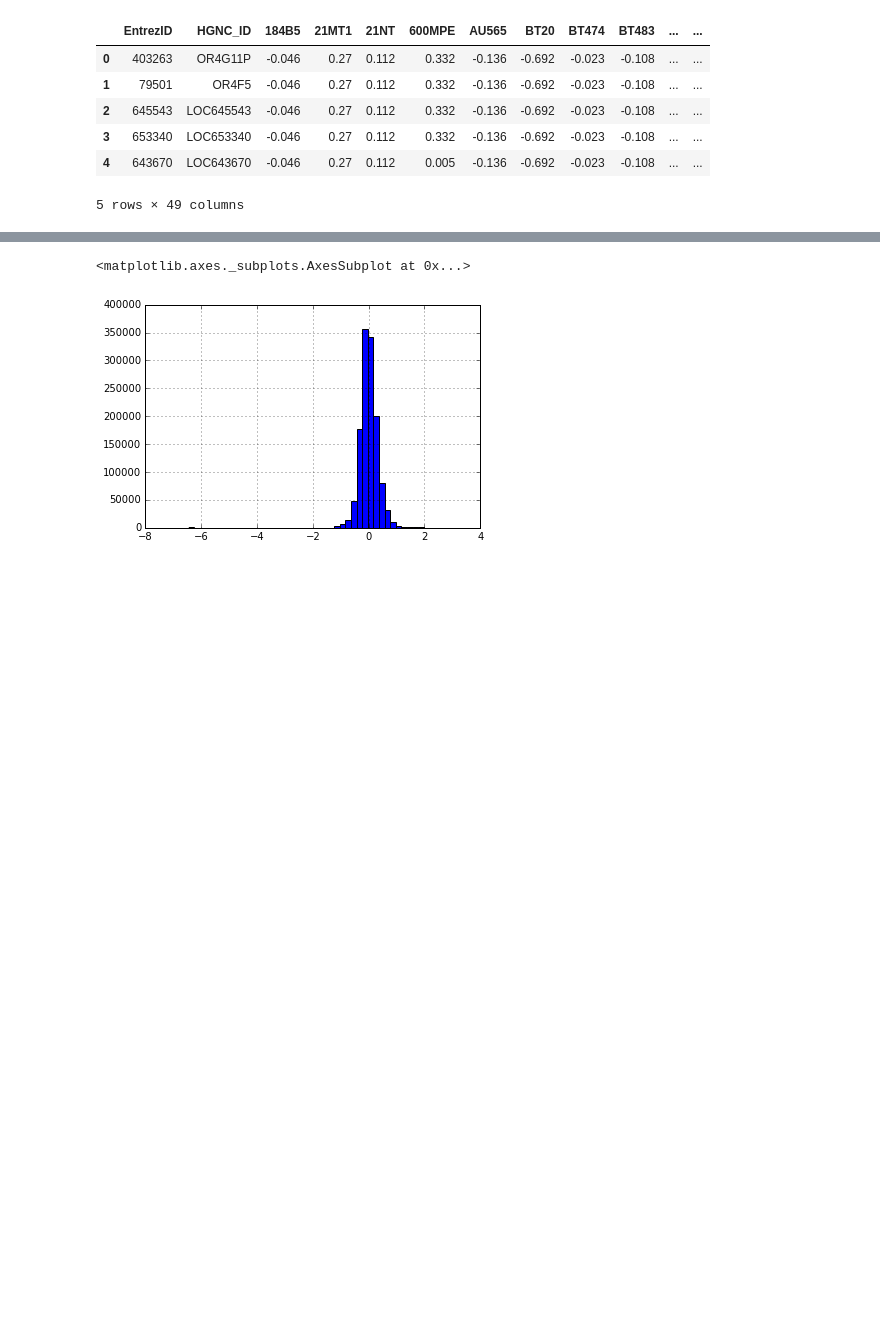
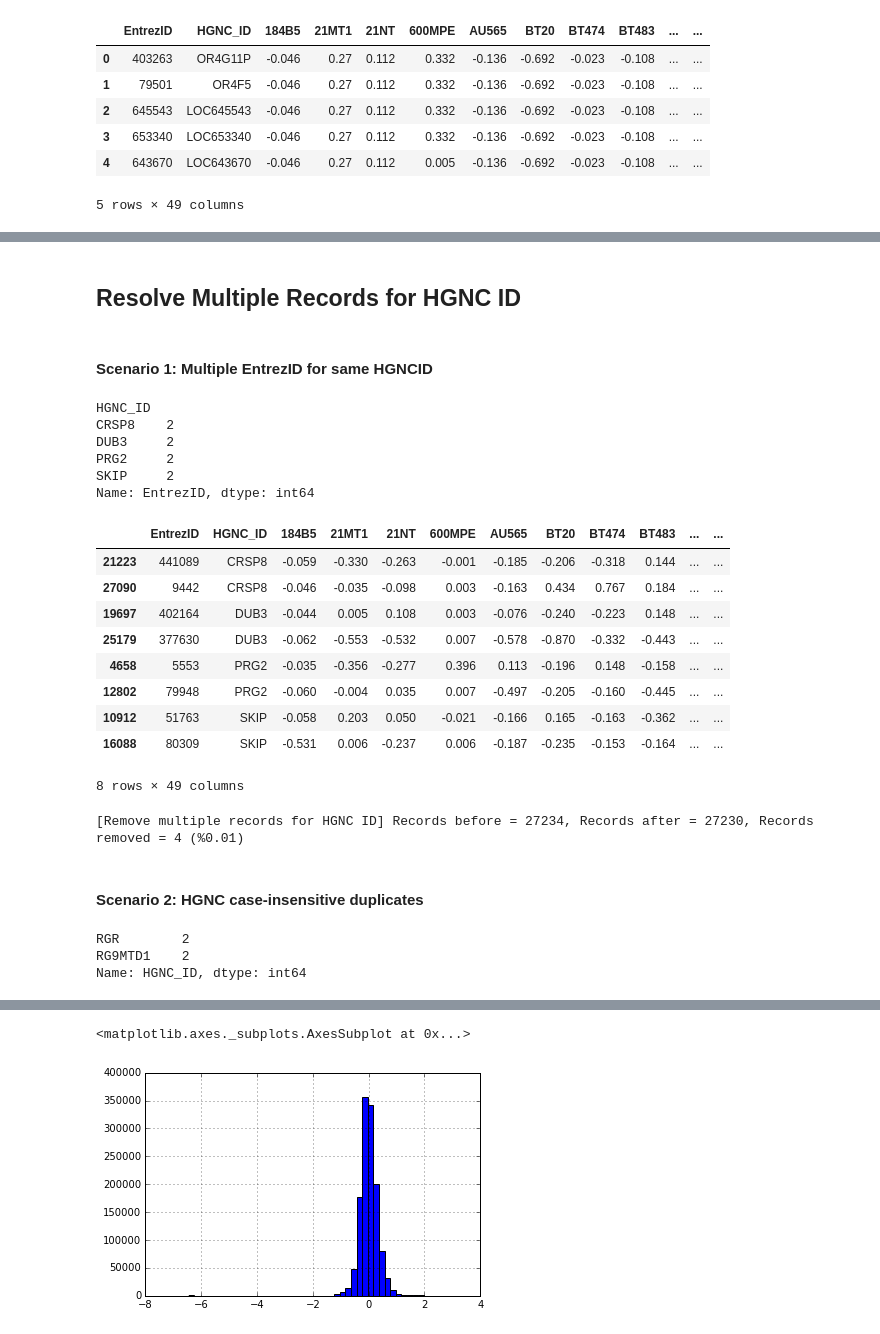
Before and after one commit to eric-czech/mgds, a Jupyter notebook: python/notebook/data_aggregation/import/ncidream/v1/gene-copynumber.ipynb, the cells around one changed output, grey strips where cells are left out. Saved outputs shown, nothing was run; the diff lists cells and outputs as text; code cells hidden in the pictures; blank space fills up the shorter version.

```diff
--- a/python/notebook/data_aggregation/import/ncidream/v1/gene-copynumber.ipynb
+++ b/python/notebook/data_aggregation/import/ncidream/v1/gene-copynumber.ipynb
@@ -25,0 +39,44 @@ d.head()
+# %% [markdown]
+## Resolve Multiple Records for HGNC ID
+# %% [markdown]
+#### Scenario 1: Multiple EntrezID for same HGNCID
+# %%
+cts = d.groupby('HGNC_ID')['EntrezID'].nunique()
+cts[cts > 1]
+# %% [output]
+HGNC_ID
+CRSP8    2
+DUB3     2
+PRG2     2
+SKIP     2
+Name: EntrezID, dtype: int64
+# %%
+d[d['HGNC_ID'].isin(cts[cts > 1].index.values)].sort_values('HGNC_ID')
+# %% [output]
+|  | EntrezID | HGNC_ID | 184B5 | 21MT1 | 21NT | 600MPE | AU565 | BT20 | BT474 | BT483 | ... | ... |
+| 21223 | 441089 | CRSP8 | -0.059 | -0.330 | -0.263 | -0.001 | -0.185 | -0.206 | -0.318 | 0.144 | ... | ... |
+| 27090 | 9442 | CRSP8 | -0.046 | -0.035 | -0.098 | 0.003 | -0.163 | 0.434 | 0.767 | 0.184 | ... | ... |
+| 19697 | 402164 | DUB3 | -0.044 | 0.005 | 0.108 | 0.003 | -0.076 | -0.240 | -0.223 | 0.148 | ... | ... |
+| 25179 | 377630 | DUB3 | -0.062 | -0.553 | -0.532 | 0.007 | -0.578 | -0.870 | -0.332 | -0.443 | ... | ... |
+| 4658 | 5553 | PRG2 | -0.035 | -0.356 | -0.277 | 0.396 | 0.113 | -0.196 | 0.148 | -0.158 | ... | ... |
+| 12802 | 79948 | PRG2 | -0.060 | -0.004 | 0.035 | 0.007 | -0.497 | -0.205 | -0.160 | -0.445 | ... | ... |
+| 10912 | 51763 | SKIP | -0.058 | 0.203 | 0.050 | -0.021 | -0.166 | 0.165 | -0.163 | -0.362 | ... | ... |
+| 16088 | 80309 | SKIP | -0.531 | 0.006 | -0.237 | 0.006 | -0.187 | -0.235 | -0.153 | -0.164 | ... | ... |
+8 rows × 49 columns
+# %%
+# Arbitrarily remove some records with the same HGNC ID but different Entrez IDs
+entrez_id_rm = [9442, 377630, 79948, 80309]
+n_before = len(d)
+d = subset(d, lambda df: df[~df['EntrezID'].isin(entrez_id_rm)], subset_op='Remove multiple records for HGNC ID')
+assert len(d) == n_before - len(entrez_id_rm), 'Filter removed incorrect number of records'
+# %% [output]
+[Remove multiple records for HGNC ID] Records before = 27234, Records after = 27230, Records removed = 4 (%0.01)
+# %% [markdown]
+#### Scenario 2: HGNC case-insensitive duplicates
+# %%
+cts = d['HGNC_ID'].str.upper().value_counts()
+cts[cts > 1]
+# %% [output]
+RGR        2
+RG9MTD1    2
+Name: HGNC_ID, dtype: int64
```
Also changed, not shown: parts of 10 cells of this notebook, 31 other files.
